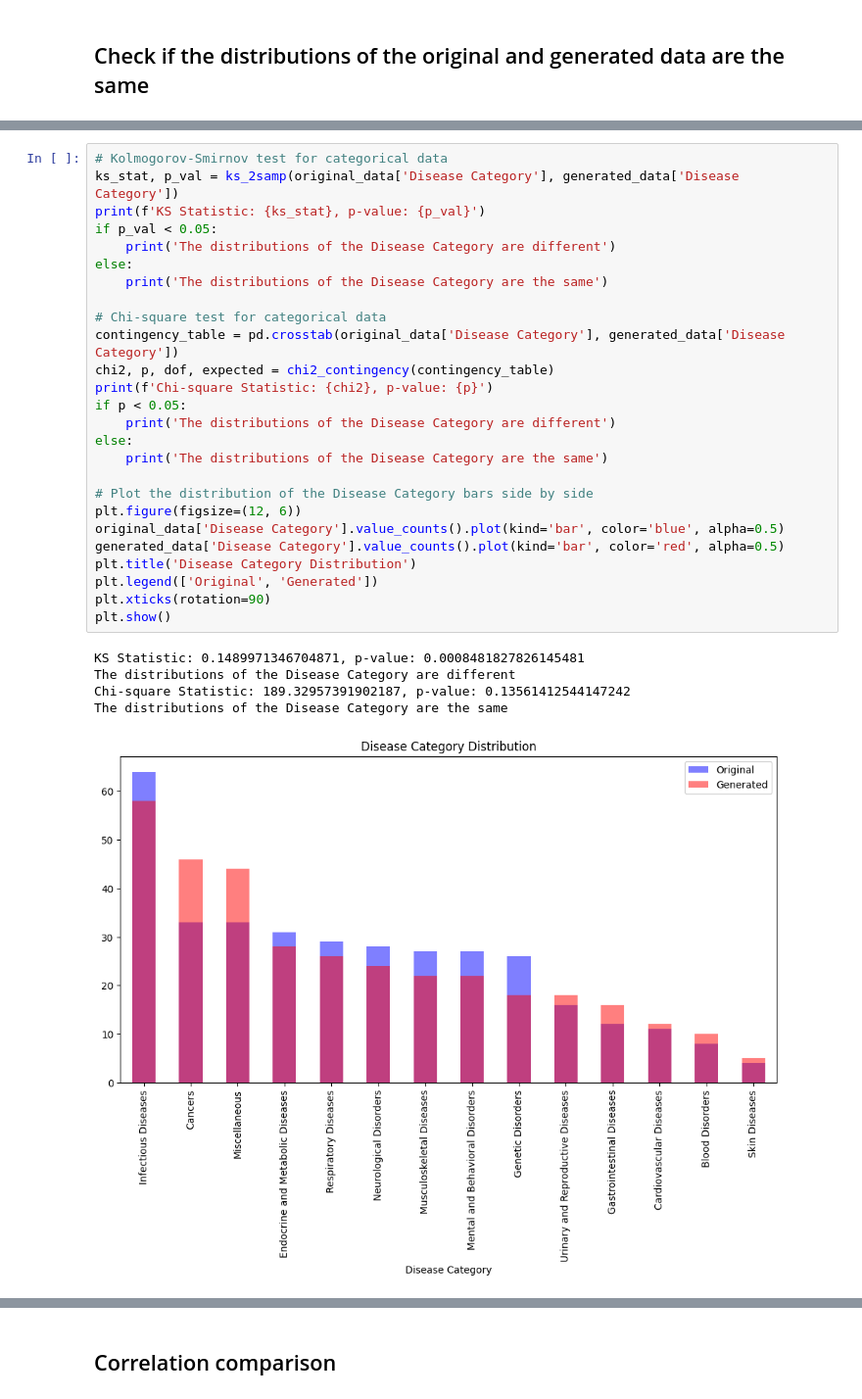
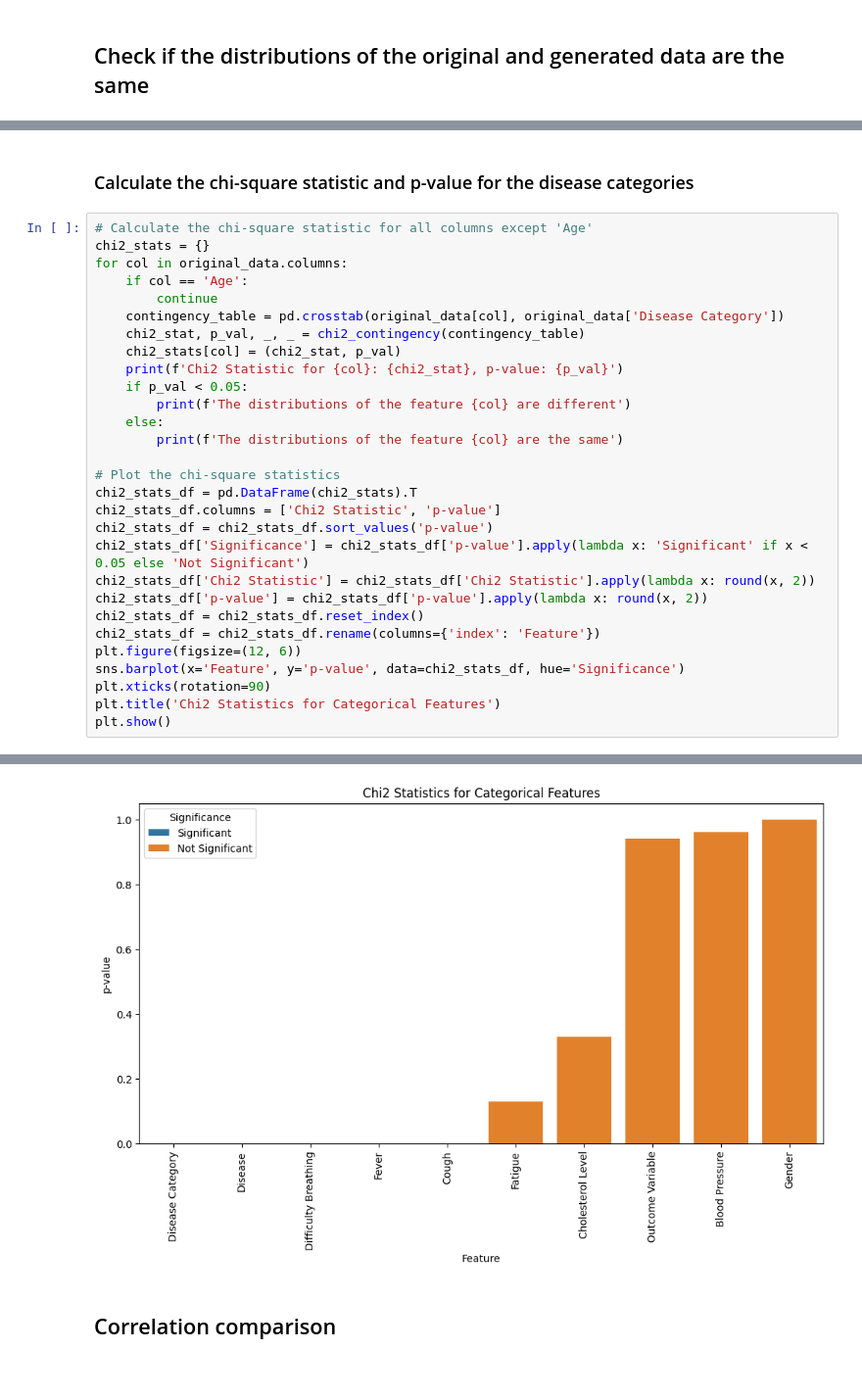
Before and after one commit to Ayfred/dissertation_maxime_mu, a Jupyter notebook: evaluation/EvaluateData_CTGAN-final.ipynb, the cells around one changed output, grey strips where cells are left out. Shown: that part at 98% size. Drawn from its saved outputs; the diff is of its cells as text; blank space fills up the shorter version.

```diff
--- a/evaluation/EvaluateData_CTGAN-final.ipynb
+++ b/evaluation/EvaluateData_CTGAN-final.ipynb
@@ -275,32 +179,32 @@ Name: count, dtype: int64
-# %%
-# Kolmogorov-Smirnov test for categorical data
-ks_stat, p_val = ks_2samp(original_data['Disease Category'], generated_data['Disease Category'])
-print(f'KS Statistic: {ks_stat}, p-value: {p_val}')
-if p_val < 0.05:
-    print('The distributions of the Disease Category are different')
-else:
-    print('The distributions of the Disease Category are the same')
-
-# Chi-square test for categorical data
-contingency_table = pd.crosstab(original_data['Disease Category'], generated_data['Disease Category'])
-chi2, p, dof, expected = chi2_contingency(contingency_table)
-print(f'Chi-square Statistic: {chi2}, p-value: {p}')
-if p < 0.05:
-    print('The distributions of the Disease Category are different')
-else:
-    print('The distributions of the Disease Category are the same')
-
-# Plot the distribution of the Disease Category bars side by side
-plt.figure(figsize=(12, 6))
-original_data['Disease Category'].value_counts().plot(kind='bar', color='blue', alpha=0.5)
-generated_data['Disease Category'].value_counts().plot(kind='bar', color='red', alpha=0.5)
-plt.title('Disease Category Distribution')
-plt.legend(['Original', 'Generated'])
-plt.xticks(rotation=90)
-plt.show()
-# %% [output]
-KS Statistic: 0.1489971346704871, p-value: 0.0008481827826145481
-The distributions of the Disease Category are different
-Chi-square Statistic: 189.32957391902187, p-value: 0.13561412544147242
-The distributions of the Disease Category are the same
-[figure, removed]
+# %% [markdown]
+### Calculate the chi-square statistic and p-value for the disease categories
+# %%
+# Calculate the chi-square statistic for all columns except 'Age'
+chi2_stats = {}
+for col in original_data.columns:
+    if col == 'Age':
+        continue
+    contingency_table = pd.crosstab(original_data[col], original_data['Disease Category'])
+    chi2_stat, p_val, _, _ = chi2_contingency(contingency_table)
+    chi2_stats[col] = (chi2_stat, p_val)
+    print(f'Chi2 Statistic for {col}: {chi2_stat}, p-value: {p_val}')
+    if p_val < 0.05:
+        print(f'The distributions of the feature {col} are different')
+    else:
+        print(f'The distributions of the feature {col} are the same')
+
+# Plot the chi-square statistics
+chi2_stats_df = pd.DataFrame(chi2_stats).T
+chi2_stats_df.columns = ['Chi2 Statistic', 'p-value']
+chi2_stats_df = chi2_stats_df.sort_values('p-value')
+chi2_stats_df['Significance'] = chi2_stats_df['p-value'].apply(lambda x: 'Significant' if x < 0.05 else 'Not Significant')
+chi2_stats_df['Chi2 Statistic'] = chi2_stats_df['Chi2 Statistic'].apply(lambda x: round(x, 2))
+chi2_stats_df['p-value'] = chi2_stats_df['p-value'].apply(lambda x: round(x, 2))
+chi2_stats_df = chi2_stats_df.reset_index()
+chi2_stats_df = chi2_stats_df.rename(columns={'index': 'Feature'})
+plt.figure(figsize=(12, 6))
+sns.barplot(x='Feature', y='p-value', data=chi2_stats_df, hue='Significance')
+plt.xticks(rotation=90)
+plt.title('Chi2 Statistics for Categorical Features')
+plt.show()
+# %% [output]
@@ -307,3 +231,4 @@ The distributions of the Disease Category are the same
+[figure, added]
 # %% [markdown]
 ## Correlation comparison
 # %% [markdown]
```
Also changed, not shown: parts of 20 cells of this notebook, 2 other files.
